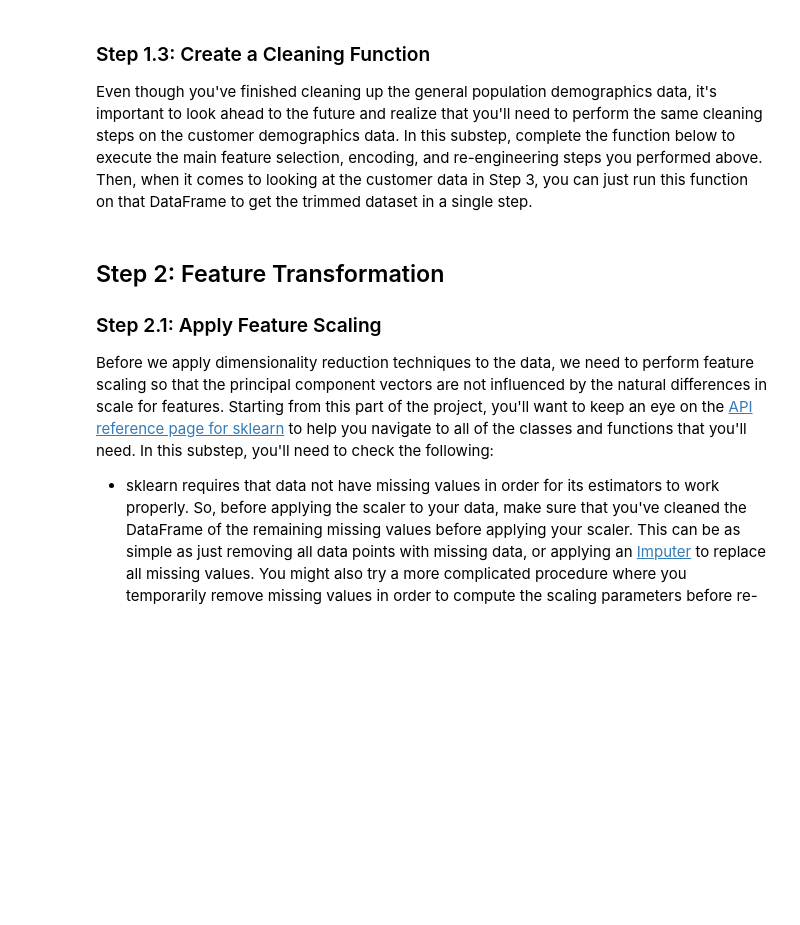
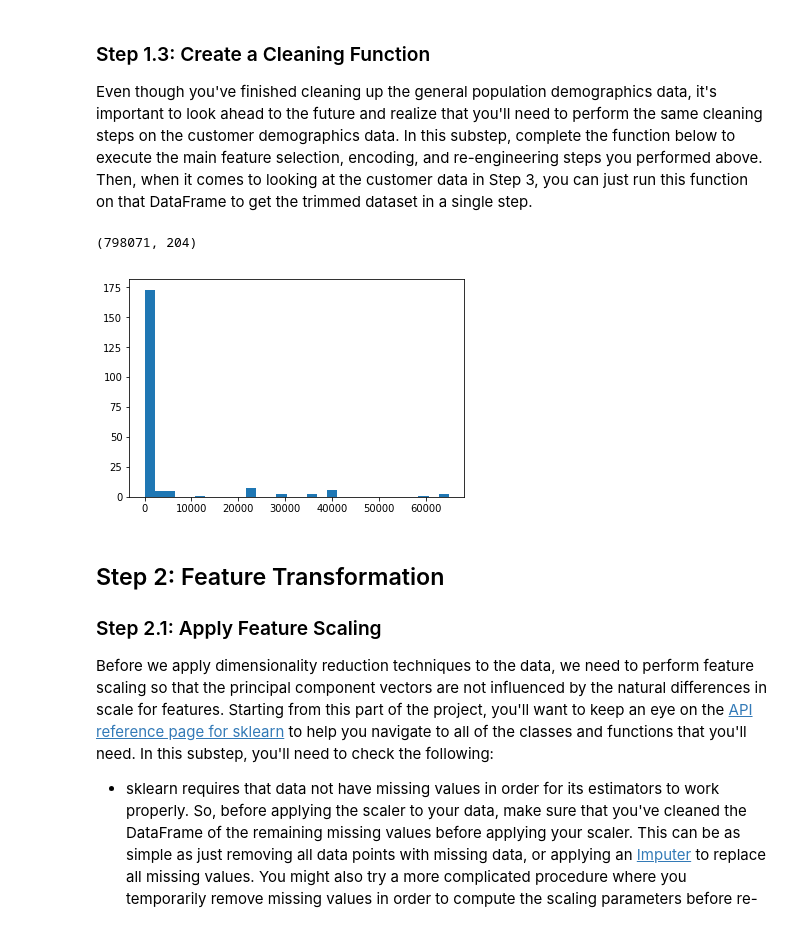
Before and after one commit to buncem/identify-customer-segments, a Jupyter notebook: Identify_Customer_Segments.ipynb, the cells around one changed output. Cells and saved outputs as stored; diff of their text form; code cells hidden in the pictures; blank space fills up the shorter version.

```diff
--- a/Identify_Customer_Segments.ipynb
+++ b/Identify_Customer_Segments.ipynb
@@ -422,25 +442,10 @@ Make sure that for any new columns that you have engineered, that you've exclude
+# %%
+# Make sure all attributes are ints or floats
+for attribute in df_az.columns.values:
+    dtype = df_az[attribute].dtype
+    if dtype not in [int, float, np.uint8]:
+        print(attribute, dtype)
 # %% [markdown]
 ### Step 1.3: Create a Cleaning Function
 
 Even though you've finished cleaning up the general population demographics data, it's important to look ahead to the future and realize that you'll need to perform the same cleaning steps on the customer demographics data. In this substep, complete the function below to execute the main feature selection, encoding, and re-engineering steps you performed above. Then, when it comes to looking at the customer data in Step 3, you can just run this function on that DataFrame to get the trimmed dataset in a single step.
-# %%
-def clean_data(df):
-    """
-    Perform feature trimming, re-encoding, and engineering for demographics
-    data
-
-    INPUT: Demographics DataFrame
-    OUTPUT: Trimmed and cleaned demographics DataFrame
-    """
-
-    # Put in code here to execute all main cleaning steps:
-    # convert missing value codes into NaNs, ...
-
-
-    # remove selected columns and rows, ...
-
-
-    # select, re-encode, and engineer column values.
-
-
-    # Return the cleaned dataframe.
@@ -446,0 +552,6 @@ def clean_data(df):
+# %%
+df_clean = clean_data(azdias.copy(), feat_info.copy())
+# %%
+df_clean.shape
+# %% [output]
+(798071, 204)
@@ -447,3 +563,7 @@ def clean_data(df):
+# %%
+plt.hist(df_clean.isnull().sum(), 30);
+# %% [output]
+[figure, added]
 # %% [markdown]
 ## Step 2: Feature Transformation
 
```
Also changed, not shown: parts of 31 cells of this notebook.
